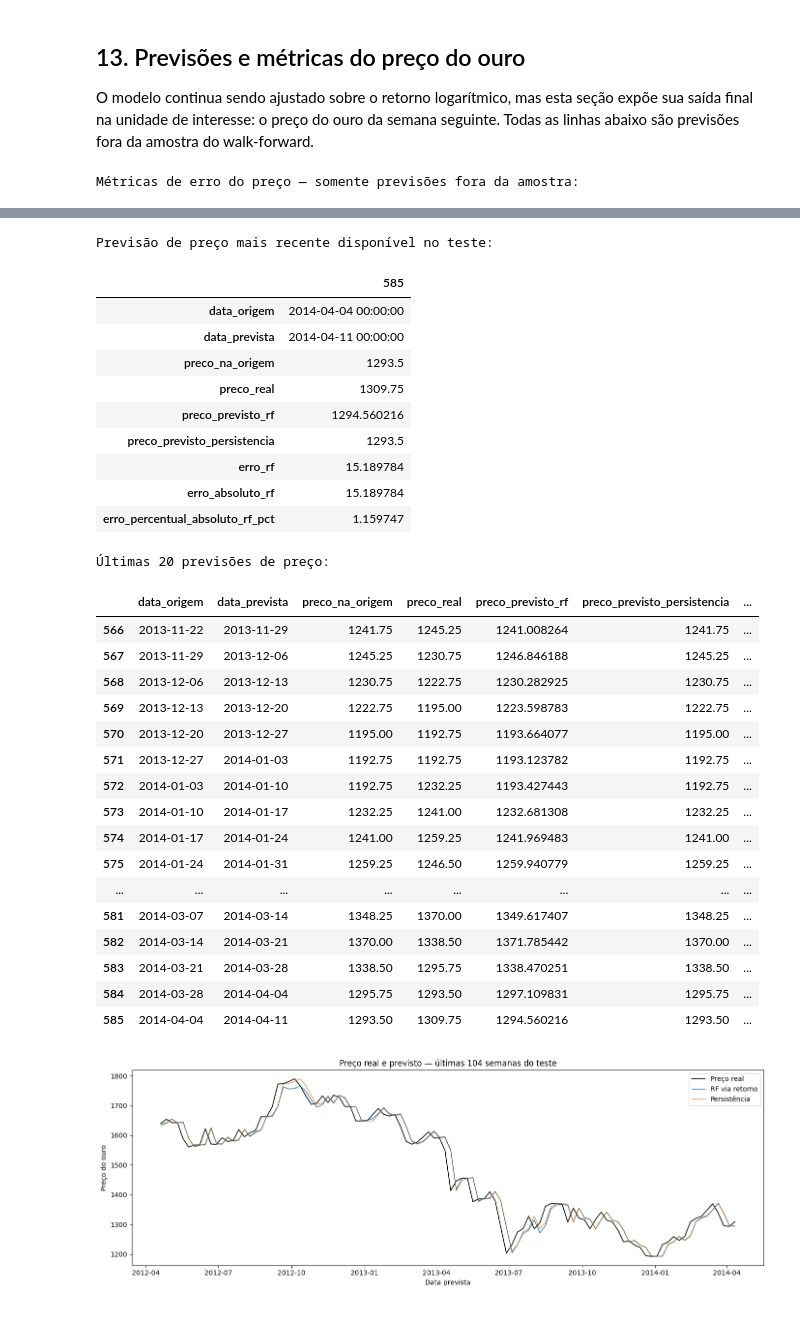
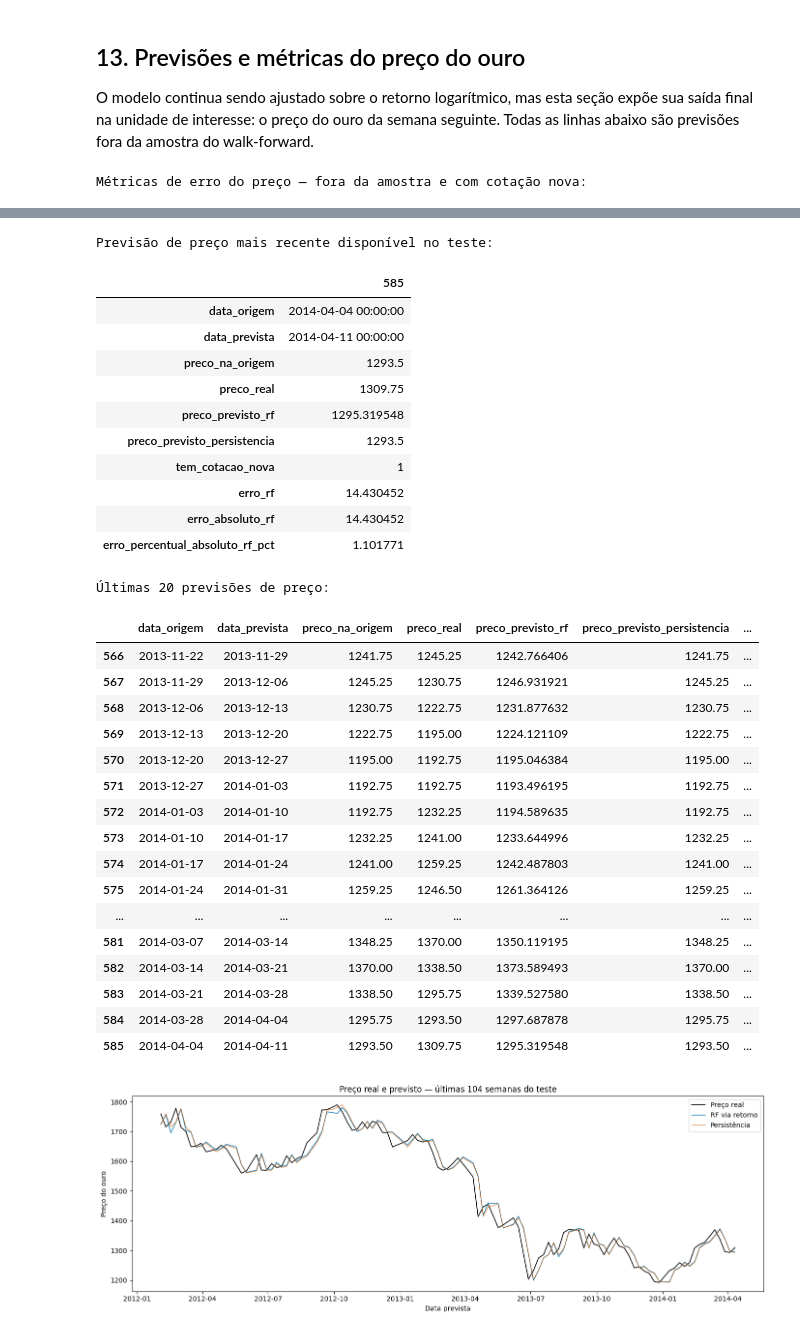
Before and after one commit to lemosriosl/TrabalhoDanielModelos, a Jupyter notebook: notebooks/base_05-grupo5_RF_retorno.ipynb, the cells around one changed output, grey strips where cells are left out. Cells and saved outputs as stored; diff of their text form; code cells hidden in the pictures.

```diff
--- a/notebooks/base_05-grupo5_RF_retorno.ipynb
+++ b/notebooks/base_05-grupo5_RF_retorno.ipynb
@@ -360,18 +222,22 @@ split_index = int(len(model_df) * TRAIN_RATIO)
 first_test_origin = model_df.iloc[split_index].DATE
 train_df = model_df.iloc[:split_index].loc[lambda x: x.target_date < first_test_origin].reset_index(drop=True)
 test_df = model_df.iloc[split_index:].reset_index(drop=True)
-X_train, y_train = train_df[feature_columns], train_df[TARGET]
+training_df = selecionar_alvos_observados(train_df)
+X_train, y_train = training_df[feature_columns], training_df[TARGET]
 X_test, y_test = test_df[feature_columns], test_df[TARGET]
 assert train_df.target_date.max() < test_df.DATE.min()
 assert not set(derived_source_columns).intersection(feature_columns)
+assert 'target_has_new_quote' not in feature_columns
+assert training_df.target_has_new_quote.eq(1).all()
 
 def adf_row(name, series):
     result = adfuller(series.dropna(), autolag='AIC')
     return {'serie': name, 'estatistica': result[0], 'p_valor': result[1], 'lags': result[2]}
 display(pd.DataFrame({
-    'recorte': ['treino', 'teste'], 'linhas': [len(train_df), len(test_df)],
-    'inicio_origem': [train_df.DATE.min(), test_df.DATE.min()],
-    'fim_origem': [train_df.DATE.max(), test_df.DATE.max()],
+    'recorte': ['treino — grade', 'treino — alvos observados', 'teste — grade'],
+    'linhas': [len(train_df), len(training_df), len(test_df)],
+    'inicio_origem': [train_df.DATE.min(), training_df.DATE.min(), test_df.DATE.min()],
+    'fim_origem': [train_df.DATE.max(), training_df.DATE.max(), test_df.DATE.max()],
 }))
 display(pd.DataFrame([
     adf_row('log do preço semanal — treino', train_df.log_price_t),
@@ -409,7 +276,7 @@ candidates = [
     {'n_estimators': 250, 'max_depth': 6, 'min_samples_split': 10, 'min_samples_leaf': 3, 'max_features': .7},
     {'n_estimators': 250, 'max_depth': 12, 'min_samples_split': 5, 'min_samples_leaf': 2, 'max_features': .7},
 ]
-cv_splits = purged_time_series_splits(train_df.DATE, train_df.target_date, n_splits=3)
+cv_splits = purged_time_series_splits(training_df.DATE, training_df.target_date, n_splits=3)
 search_rows = []
 search_start = time.perf_counter()
 for candidate_id, params in enumerate(candidates, start=1):
@@ -466,7 +332,9 @@ for block_start in range(0, len(test_df), REFIT_EVERY):
     block_end = min(block_start + REFIT_EVERY, len(test_df))
     current_origin = test_df.iloc[block_start].DATE
     known_test = test_df.target_date <= current_origin
-    history = pd.concat([train_df, test_df.loc[known_test]], ignore_index=True)
+    history_all = pd.concat([train_df, test_df.loc[known_test]], ignore_index=True)
+    history = selecionar_alvos_observados(history_all)
+    assert history.target_has_new_quote.eq(1).all()
     model = RandomForestRegressor(**best_params, random_state=RANDOM_STATE, n_jobs=-1)
     fit_start = time.perf_counter()
     model.fit(history[feature_columns], history[TARGET])
@@ -475,13 +343,14 @@ for block_start in range(0, len(test_df), REFIT_EVERY):
     training_cutoff = history.target_date.max()
     training_cutoffs.extend([training_cutoff] * (block_end - block_start))
     fit_rows.append({
-        'origem_refit': current_origin, 'linhas_treino': len(history),
+        'origem_refit': current_origin, 'linhas_historico_revelado': len(history_all),
+        'linhas_alvos_observados': len(history),
         'inicio_bloco': block_start, 'fim_bloco_exclusivo': block_end,
         'fit_seconds': time.perf_counter() - fit_start,
     })
     importance_rows.append(model.feature_importances_)
 evaluation_seconds = time.perf_counter() - evaluation_start
-predictions = test_df[['DATE', 'target_date', 'price_t', 'target_price_t_plus_1', TARGET, 'target_has_new_quote']].copy()
+predictions = test_df[['DATE', 'target_date', 'price_t', 'target_price_t_plus_1', TARGET, 'target_has_new_quote', 'has_source_observation_t']].copy()
 predictions = predictions.rename(columns={TARGET: 'y_true_return'})
 predictions['y_pred_return_rf'] = np.asarray(prediction_values)
 predictions['model_refit_origin'] = prediction_refits
@@ -493,6 +362,7 @@ predictions['price_pred_persistence'] = predictions.price_t
 predictions['residual_return_rf'] = predictions.y_true_return - predictions.y_pred_return_rf
 predictions['residual_price_rf'] = predictions.target_price_t_plus_1 - predictions.price_pred_rf
 predictions['absolute_error_price_rf'] = predictions.residual_price_rf.abs()
+observed_predictions = predictions.loc[predictions.target_has_new_quote.eq(1)].copy()
 fit_log = pd.DataFrame(fit_rows)
 feature_importance = pd.DataFrame({
     'feature': feature_columns,
@@ -744,7 +621,7 @@ seguinte. Todas as linhas abaixo são previsões fora da amostra do walk-forward
 # %%
 price_forecasts = predictions[[
     'DATE', 'target_date', 'price_t', 'target_price_t_plus_1',
-    'price_pred_rf', 'price_pred_persistence',
+    'price_pred_rf', 'price_pred_persistence', 'target_has_new_quote',
 ]].copy()
 price_forecasts = price_forecasts.rename(columns={
     'DATE': 'data_origem',
@@ -753,6 +630,7 @@ price_forecasts = price_forecasts.rename(columns={
     'target_price_t_plus_1': 'preco_real',
     'price_pred_rf': 'preco_previsto_rf',
     'price_pred_persistence': 'preco_previsto_persistencia',
+    'target_has_new_quote': 'tem_cotacao_nova',
 })
 price_forecasts['erro_rf'] = price_forecasts.preco_real - price_forecasts.preco_previsto_rf
 price_forecasts['erro_absoluto_rf'] = price_forecasts.erro_rf.abs()
@@ -762,8 +640,9 @@ price_forecasts['erro_percentual_absoluto_rf_pct'] = (
 
 
 def price_metric_row(name, values):
-    actual = price_forecasts.preco_real
-    predicted = np.asarray(values)
+    mask = price_forecasts.tem_cotacao_nova.eq(1)
+    actual = price_forecasts.loc[mask, 'preco_real']
+    predicted = np.asarray(values)[mask.to_numpy()]
     return {
         'modelo': name,
         'observacoes': len(actual),
@@ -787,14 +666,14 @@ price_error_metrics['skill_MAE_vs_persistencia'] = (
     1 - price_error_metrics.MAE_preco / baseline_mae_price
 )
 
-print('Métricas de erro do preço — somente previsões fora da amostra:')
+print('Métricas de erro do preço — fora da amostra e com cotação nova:')
 display(price_error_metrics)
 print('Previsão de preço mais recente disponível no teste:')
 display(price_forecasts.tail(1).T)
 print('Últimas 20 previsões de preço:')
 display(price_forecasts.tail(20))
 
-plot_data = price_forecasts.tail(104)
+plot_data = price_forecasts.loc[price_forecasts.tem_cotacao_nova.eq(1)].tail(104)
 fig, ax = plt.subplots(figsize=(14, 5))
 ax.plot(plot_data.data_prevista, plot_data.preco_real, label='Preço real', color='black', lw=1.2)
 ax.plot(plot_data.data_prevista, plot_data.preco_previsto_rf,
@@ -806,5 +685,5 @@ ax.set(title='Preço real e previsto — últimas 104 semanas do teste',
 ax.legend()
 plt.tight_layout(); plt.show()
 # %% [output]
-Métricas de erro do preço — somente previsões fora da amostra:
+Métricas de erro do preço — fora da amostra e com cotação nova:
 |  | modelo | observacoes | MAE_preco | RMSE_preco | MedAE_preco | MAPE_preco_pct | R2_preco | ... |
@@ -813,30 +692,31 @@ Métricas de erro do preço — somente previsões fora da amostra:
 Previsão de preço mais recente disponível no teste:
 |  | 585 |
 | data_origem | 2014-04-04 00:00:00 |
 | data_prevista | 2014-04-11 00:00:00 |
 | preco_na_origem | 1293.5 |
 | preco_real | 1309.75 |
-| preco_previsto_rf | 1294.560216 |
+| preco_previsto_rf | 1295.319548 |
 | preco_previsto_persistencia | 1293.5 |
-| erro_rf | 15.189784 |
-| erro_absoluto_rf | 15.189784 |
-| erro_percentual_absoluto_rf_pct | 1.159747 |
+| tem_cotacao_nova | 1 |
+| erro_rf | 14.430452 |
+| erro_absoluto_rf | 14.430452 |
+| erro_percentual_absoluto_rf_pct | 1.101771 |
 Últimas 20 previsões de preço:
 |  | data_origem | data_prevista | preco_na_origem | preco_real | preco_previsto_rf | preco_previsto_persistencia | ... |
-| 566 | 2013-11-22 | 2013-11-29 | 1241.75 | 1245.25 | 1241.008264 | 1241.75 | ... |
-| 567 | 2013-11-29 | 2013-12-06 | 1245.25 | 1230.75 | 1246.846188 | 1245.25 | ... |
-| 568 | 2013-12-06 | 2013-12-13 | 1230.75 | 1222.75 | 1230.282925 | 1230.75 | ... |
-| 569 | 2013-12-13 | 2013-12-20 | 1222.75 | 1195.00 | 1223.598783 | 1222.75 | ... |
-| 570 | 2013-12-20 | 2013-12-27 | 1195.00 | 1192.75 | 1193.664077 | 1195.00 | ... |
-| 571 | 2013-12-27 | 2014-01-03 | 1192.75 | 1192.75 | 1193.123782 | 1192.75 | ... |
-| 572 | 2014-01-03 | 2014-01-10 | 1192.75 | 1232.25 | 1193.427443 | 1192.75 | ... |
-| 573 | 2014-01-10 | 2014-01-17 | 1232.25 | 1241.00 | 1232.681308 | 1232.25 | ... |
-| 574 | 2014-01-17 | 2014-01-24 | 1241.00 | 1259.25 | 1241.969483 | 1241.00 | ... |
-| 575 | 2014-01-24 | 2014-01-31 | 1259.25 | 1246.50 | 1259.940779 | 1259.25 | ... |
+| 566 | 2013-11-22 | 2013-11-29 | 1241.75 | 1245.25 | 1242.766406 | 1241.75 | ... |
+| 567 | 2013-11-29 | 2013-12-06 | 1245.25 | 1230.75 | 1246.931921 | 1245.25 | ... |
+| 568 | 2013-12-06 | 2013-12-13 | 1230.75 | 1222.75 | 1231.877632 | 1230.75 | ... |
+| 569 | 2013-12-13 | 2013-12-20 | 1222.75 | 1195.00 | 1224.121109 | 1222.75 | ... |
+| 570 | 2013-12-20 | 2013-12-27 | 1195.00 | 1192.75 | 1195.046384 | 1195.00 | ... |
+| 571 | 2013-12-27 | 2014-01-03 | 1192.75 | 1192.75 | 1193.496195 | 1192.75 | ... |
+| 572 | 2014-01-03 | 2014-01-10 | 1192.75 | 1232.25 | 1194.589635 | 1192.75 | ... |
+| 573 | 2014-01-10 | 2014-01-17 | 1232.25 | 1241.00 | 1233.644996 | 1232.25 | ... |
+| 574 | 2014-01-17 | 2014-01-24 | 1241.00 | 1259.25 | 1242.487803 | 1241.00 | ... |
+| 575 | 2014-01-24 | 2014-01-31 | 1259.25 | 1246.50 | 1261.364126 | 1259.25 | ... |
 | ... | ... | ... | ... | ... | ... | ... | ... |
-| 581 | 2014-03-07 | 2014-03-14 | 1348.25 | 1370.00 | 1349.617407 | 1348.25 | ... |
-| 582 | 2014-03-14 | 2014-03-21 | 1370.00 | 1338.50 | 1371.785442 | 1370.00 | ... |
-| 583 | 2014-03-21 | 2014-03-28 | 1338.50 | 1295.75 | 1338.470251 | 1338.50 | ... |
-| 584 | 2014-03-28 | 2014-04-04 | 1295.75 | 1293.50 | 1297.109831 | 1295.75 | ... |
-| 585 | 2014-04-04 | 2014-04-11 | 1293.50 | 1309.75 | 1294.560216 | 1293.50 | ... |
+| 581 | 2014-03-07 | 2014-03-14 | 1348.25 | 1370.00 | 1350.119195 | 1348.25 | ... |
+| 582 | 2014-03-14 | 2014-03-21 | 1370.00 | 1338.50 | 1373.589493 | 1370.00 | ... |
+| 583 | 2014-03-21 | 2014-03-28 | 1338.50 | 1295.75 | 1339.527580 | 1338.50 | ... |
+| 584 | 2014-03-28 | 2014-04-04 | 1295.75 | 1293.50 | 1297.687878 | 1295.75 | ... |
+| 585 | 2014-04-04 | 2014-04-11 | 1293.50 | 1309.75 | 1295.319548 | 1293.50 | ... |
-[figure, old version]
+[figure, new version]
```
Also changed, not shown: parts of 15 cells of this notebook, 5 other files.
